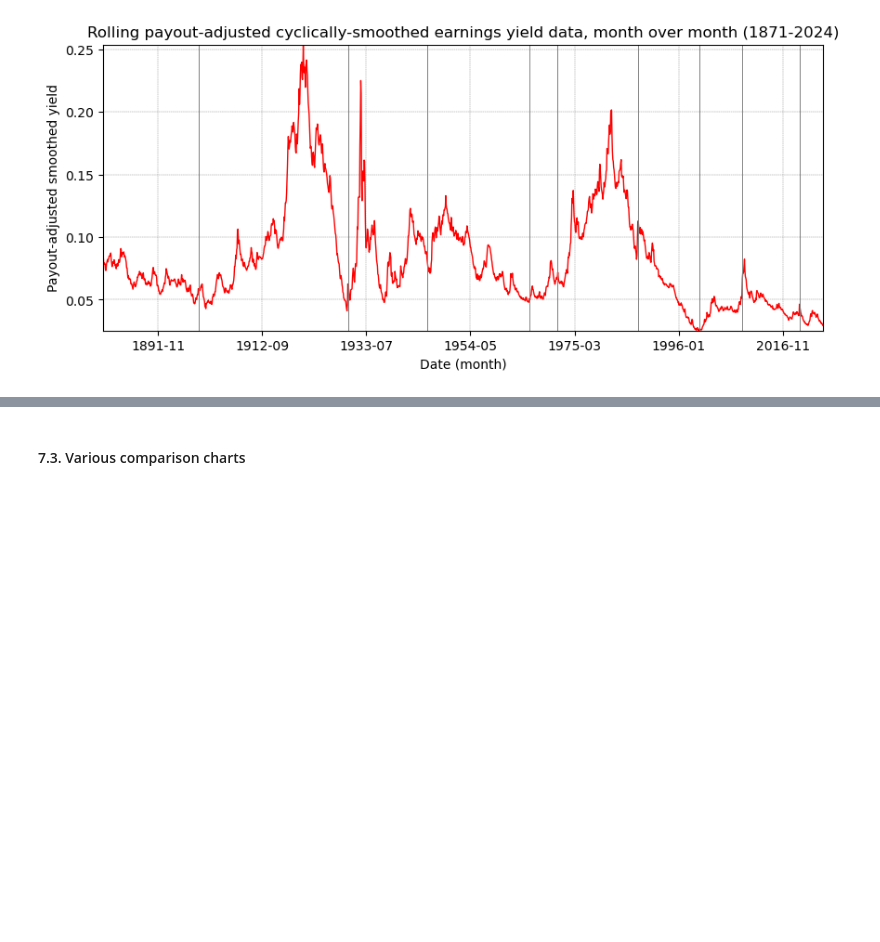
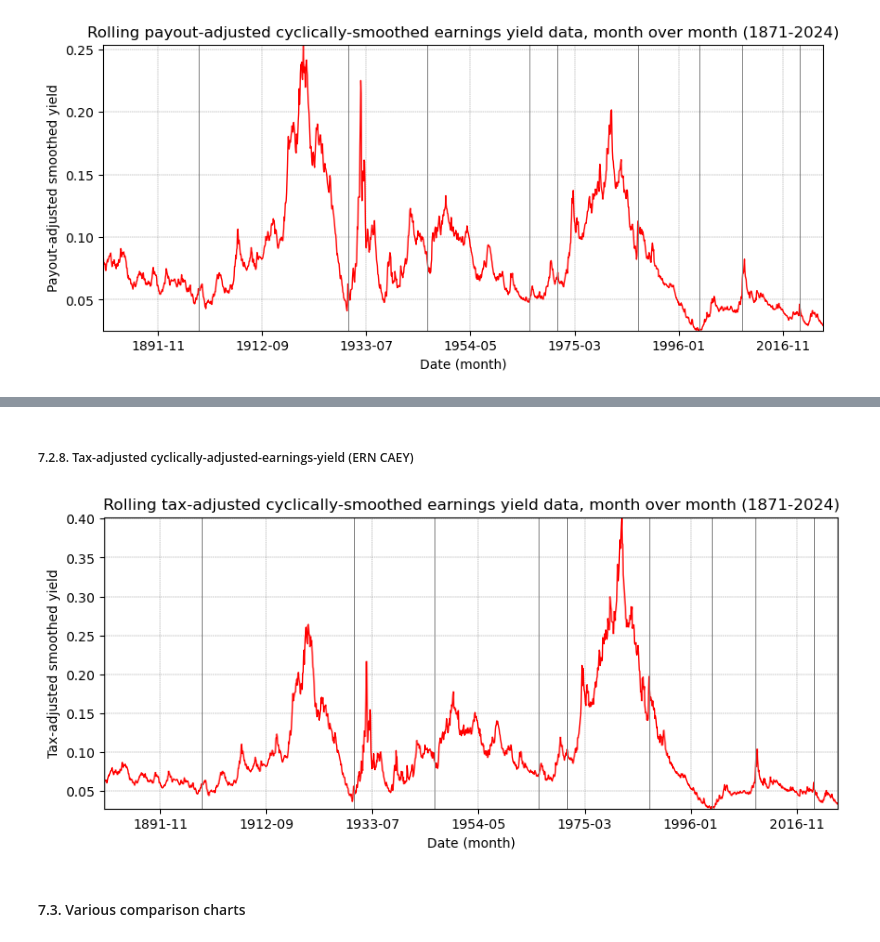
Before and after one commit to chiragbharadwaj/kasai, a Jupyter notebook: analysis/derivations/capes.ipynb, the cells around one changed output, grey strips where cells are left out. Drawn from its saved outputs; the diff is of its cells as text; code cells hidden in the pictures; blank space fills up the shorter version.

```diff
--- a/analysis/derivations/capes.ipynb
+++ b/analysis/derivations/capes.ipynb
@@ -641,3 +796,24 @@ plt.show()
+# %% [markdown]
+##### 7.2.8. Tax-adjusted cyclically-adjusted-earnings-yield (ERN CAEY)
+# %%
+capes_df.plot(x="date", y="ern_caey", lw=1.0, c='red', legend=False, figsize=(10,4))
+plt.axvline(x=348.0, ls='-', lw=0.7, c='gray')
+plt.axvline(x=706.0, ls='-', lw=0.7, c='gray')
+plt.axvline(x=896.0, ls='-', lw=0.7, c='gray')
+plt.axvline(x=1141.0, ls='-', lw=0.7, c='gray')
+plt.axvline(x=1208.0, ls='-', lw=0.7, c='gray')
+plt.axvline(x=1402.0, ls='-', lw=0.7, c='gray')
+plt.axvline(x=1550.0, ls='-', lw=0.7, c='gray')
+plt.axvline(x=1653.0, ls='-', lw=0.7, c='gray')
+plt.axvline(x=1790.0, ls='-', lw=0.7, c='gray')
+plt.title("Rolling tax-adjusted cyclically-smoothed earnings yield data, month over month (1871-2024)")
+plt.xlabel("Date (month)")
+plt.ylabel("Tax-adjusted smoothed yield")
+plt.grid(ls='--', lw=0.3, c='gray')
+plt.margins(0)
+plt.show()
+# %% [output]
+[figure, added]
 # %% [markdown]
 #### 7.3. Various comparison charts
 # %% [markdown]
```
Also changed, not shown: parts of 31 cells of this notebook, 2 other files.
